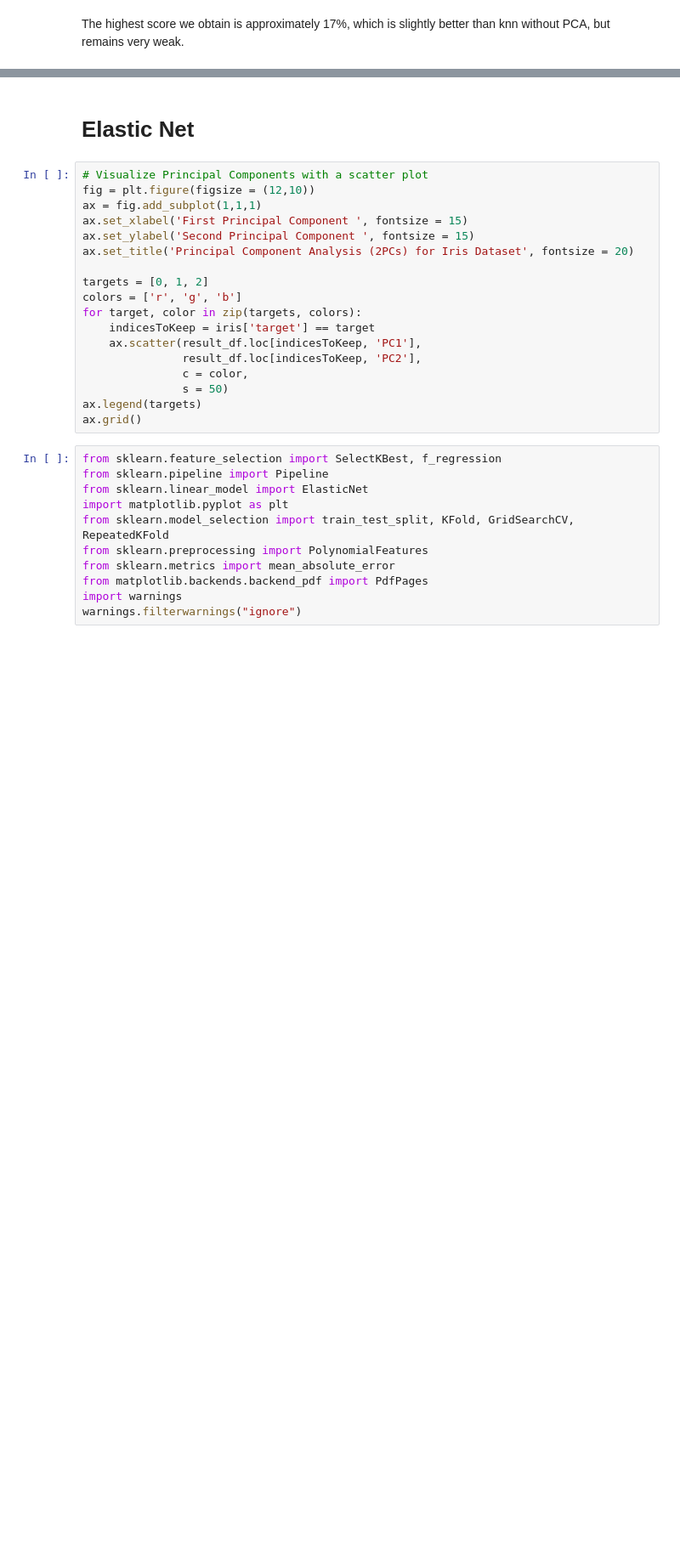
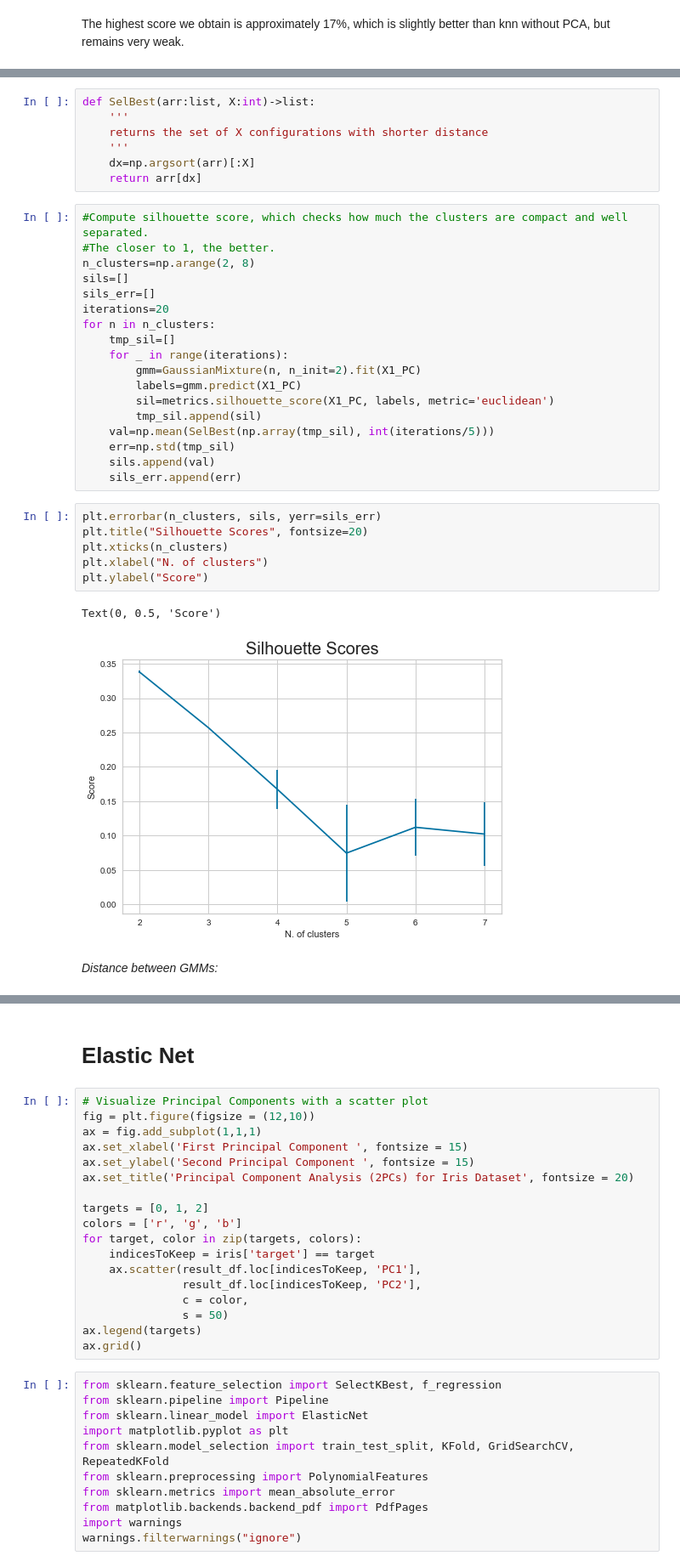
Before and after one commit to CS-433/project2_brainAge, a Jupyter notebook: Main.ipynb, the cells around one changed output, grey strips where cells are left out. Shown at 85% size. Drawn from its saved outputs; the diff is of its cells as text; blank space fills up the shorter version.

```diff
--- a/Main.ipynb
+++ b/Main.ipynb
@@ -642,0 +668,36 @@ The highest score we obtain is approximately 17%, which is slightly better than
+# %%
+def SelBest(arr:list, X:int)->list:
+    '''
+    returns the set of X configurations with shorter distance
+    '''
+    dx=np.argsort(arr)[:X]
+    return arr[dx]
+# %%
+#Compute silhouette score, which checks how much the clusters are compact and well separated.
+#The closer to 1, the better.
+n_clusters=np.arange(2, 8)
+sils=[]
+sils_err=[]
+iterations=20
+for n in n_clusters:
+    tmp_sil=[]
+    for _ in range(iterations):
+        gmm=GaussianMixture(n, n_init=2).fit(X1_PC)
+        labels=gmm.predict(X1_PC)
+        sil=metrics.silhouette_score(X1_PC, labels, metric='euclidean')
+        tmp_sil.append(sil)
+    val=np.mean(SelBest(np.array(tmp_sil), int(iterations/5)))
+    err=np.std(tmp_sil)
+    sils.append(val)
+    sils_err.append(err)
+# %%
+plt.errorbar(n_clusters, sils, yerr=sils_err)
+plt.title("Silhouette Scores", fontsize=20)
+plt.xticks(n_clusters)
+plt.xlabel("N. of clusters")
+plt.ylabel("Score")
+# %% [output]
+Text(0, 0.5, 'Score')
+[figure, added]
+# %% [markdown]
+_Distance between GMMs:_
```
Also changed, not shown: parts of 33 cells of this notebook.
